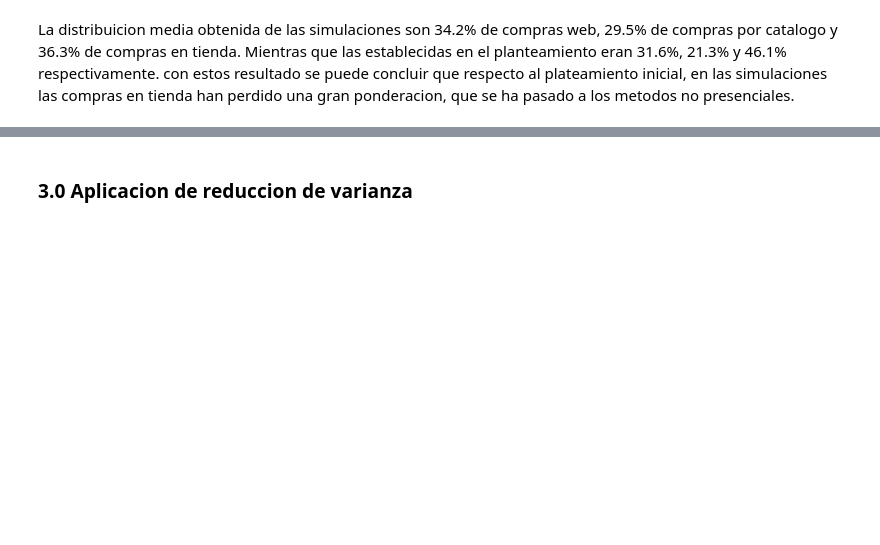
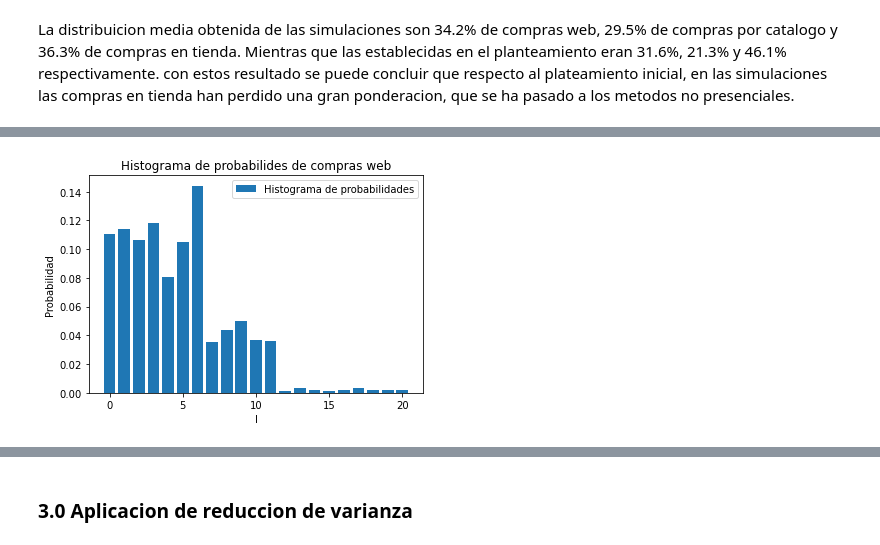
Before and after one commit to berlinpreciado21/ProyectoSimFin_CCorrales_BIPreciado_MVerea, a Jupyter notebook: PE1_BIPE_CCC_MV.ipynb, the cells around one changed output, grey strips where cells are left out. Cells and saved outputs as stored; diff of their text form; code cells hidden in the pictures; blank space fills up the shorter version.

```diff
--- a/PE1_BIPE_CCC_MV.ipynb
+++ b/PE1_BIPE_CCC_MV.ipynb
@@ -91,7 +101,7 @@ import random
 # %% [markdown]
 La base de datos a utlizar cuenta con un total de 17 variables que describen datos de los 2242 clientes preferentes que son utilizados como muestra. Para la aplicacion de los procesos se debe de filtrar de la base aquellas variables que sean binarias o cuyo valor sea del tipo alfanumerico.
 # %%
-data=pd.read_excel("Datos_proyecto.xlsx")
+data=pd.read_excel("marketing_campaign.xlsx")
 data.head(5)
 # %% [output]
 |  | ID | Year_Birth | Education | Marital_Status | Income | Dt_Customer | Recency | MntWines | MntFruits | ... |
@@ -288,0 +399,10 @@ La distribuicion media obtenida de las simulaciones son 34.2% de compras web, 29
+# %%
+#Nodo 1
+N_1=np.isfinite(data.NumWebPurchases)
+
+#Nodo 2
+N_2=np.isfinite(data.NumCatalogPurchases)
+#Nodo 3
+N_3=np.isfinite(data.NumStorePurchases)
+#Nodo 4
+N_4=np.isfinite(data.NumDealsPurchases)
@@ -288,0 +474,7 @@ La distribuicion media obtenida de las simulaciones son 34.2% de compras web, 29
+# %%
+#creación de dataframe que contiene los valores únicos sus frecuencias y su probabilidad asociada a cada valor.
+N_1_frec_prob=pd.DataFrame({'Valores': np.unique(cw, return_counts=True)[0],
+                            'Frecuencias':np.unique(cw, return_counts=True)[1]})
+N_1_frec_prob['Probabilidad']=N_1_frec_prob['Frecuencias']/len(N_1)
+
+N_1_frec_prob
@@ -288,0 +499,9 @@ La distribuicion media obtenida de las simulaciones son 34.2% de compras web, 29
+# %%
+plt.bar(N_1_frec_prob.Valores, N_1_frec_prob.Probabilidad, label='Histograma de probabilidades')
+plt.xlabel('l')
+plt.ylabel('Probabilidad')
+plt.title('Histograma de probabilides de compras web')
+plt.legend()
+plt.show()
+# %% [output]
+[figure, added]
```
Also changed, not shown: parts of 29 cells of this notebook, 1 other file.
